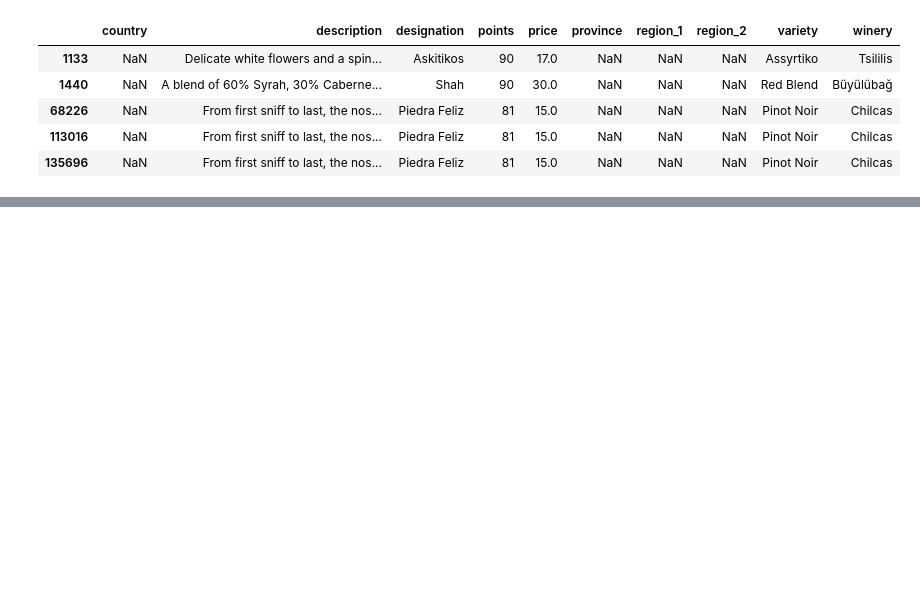
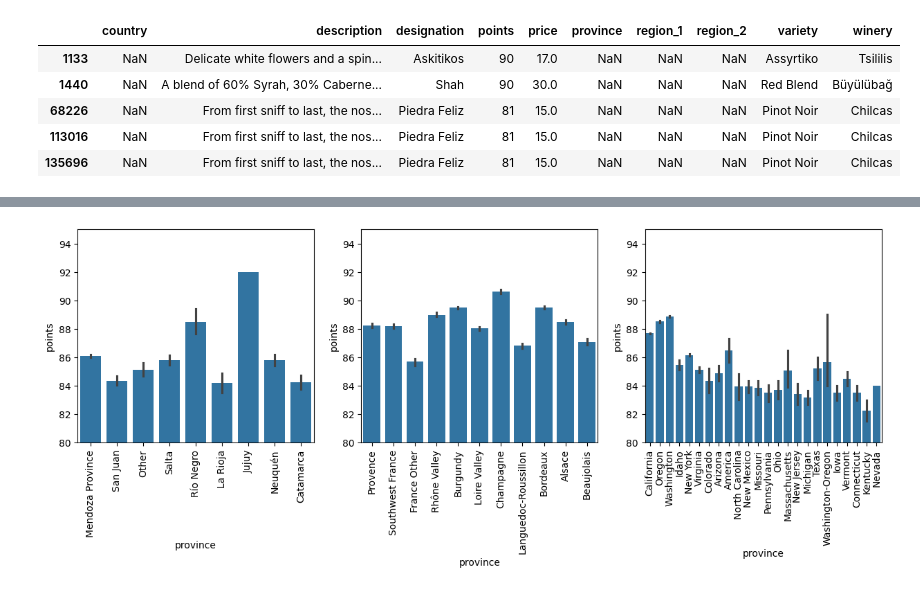
Before and after one commit to alejomedinazanca/wine_project, a Jupyter notebook: wine-project.ipynb, the cells around one changed output, grey strips where cells are left out. Saved outputs shown, nothing was run; the diff lists cells and outputs as text; code cells hidden in the pictures; blank space fills up the shorter version.

```diff
--- a/wine-project.ipynb
+++ b/wine-project.ipynb
@@ -122,0 +201,11 @@ arg.head(10)
+# %%
+fig, ax = plt.subplots(1,3, figsize=(15,4))
+ax[0]= sns.barplot(arg, x='province',y='points',ax=ax[0])
+ax[1]= sns.barplot(fra, x='province',y='points',ax=ax[1])
+ax[2]= sns.barplot(usa, x='province',y='points',ax=ax[2])
+for a in ax[:3]:  # assuming only first two axes are used
+    a.set_ylim(80, 95)
+    a.set_xticks(a.get_xticks())
+    a.set_xticklabels(a.get_xticklabels(), rotation=90)
+# %% [output]
+[figure, added]
```
Also changed, not shown: parts of 42 cells of this notebook.
